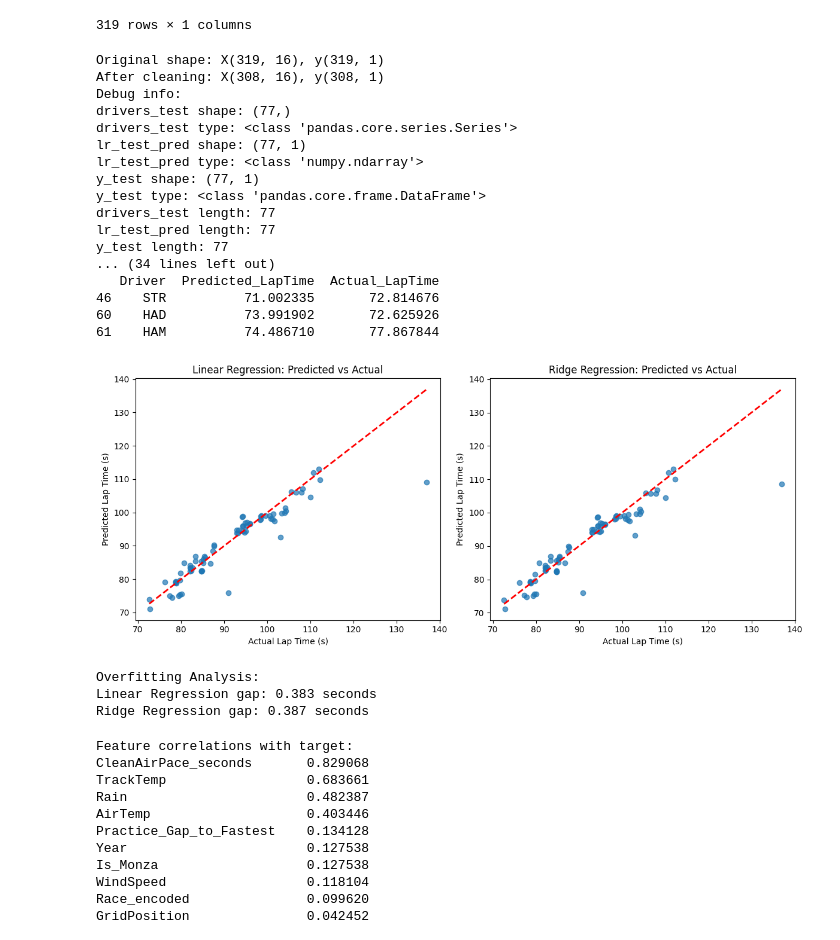
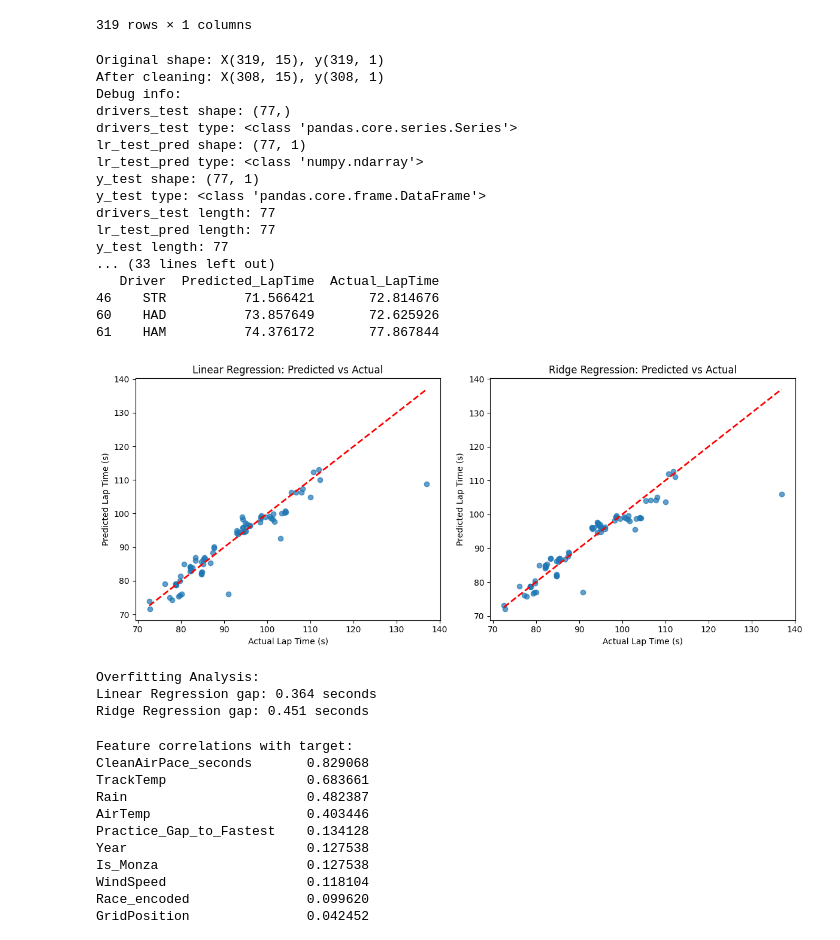
Before and after one commit to crystalcheong/formula-uno, a Jupyter notebook: monza_prediction.ipynb, the cells around one changed output. Saved outputs shown, nothing was run; the diff lists cells and outputs as text; code cells hidden in the pictures.

```diff
--- a/monza_prediction.ipynb
+++ b/monza_prediction.ipynb
@@ -456,11 +455,11 @@ drivers = train_df['Driver'].copy()
 # Encode categoricals
 le_team = LabelEncoder()
 le_race = LabelEncoder()
-le_driver = LabelEncoder()
+# le_driver = LabelEncoder()
 
 train_df['TeamId_encoded'] = le_team.fit_transform(train_df['TeamId'])
 train_df['Race_encoded'] = le_race.fit_transform(train_df['Race'])
-train_df['Driver_encoded'] = le_driver.fit_transform(train_df['Driver'])
+# train_df['Driver_encoded'] = le_driver.fit_transform(train_df['Driver'])
 
 X = train_df.drop(columns=['Driver', 'TeamId', 'Race', 'TotalSectorTime (s)'])
 # Handle NaN values
@@ -492,7 +491,7 @@ X_train, X_test, y_train, y_test, drivers_train, drivers_test = train_test_split
 lr_model = LinearRegression()
 lr_model.fit(X_train, y_train)
 
-ridge_model = Ridge(alpha=1.0)
+ridge_model = Ridge(alpha=10.0) # Increased regularisation to prevent overfitting (from a lot of trial runs...)
 ridge_model.fit(X_train, y_train)
 
 lr_train_pred = lr_model.predict(X_train)
@@ -562,43 +561,43 @@ plt.title('Linear Regression: Predicted vs Actual')
 
 plt.subplot(1, 2, 2)
 plt.scatter(y_test, ridge_test_pred, alpha=0.7)
 plt.plot([y_test.min(), y_test.max()], [y_test.min(), y_test.max()], 'r--', lw=2)
 plt.xlabel('Actual Lap Time (s)')
 plt.ylabel('Predicted Lap Time (s)')
 plt.title('Ridge Regression: Predicted vs Actual')
 
 plt.tight_layout()
 plt.show()
 
 # Check overfitting
 overfitting_gap_lr = mean_absolute_error(y_test, lr_test_pred) - mean_absolute_error(y_train, lr_train_pred)
 overfitting_gap_ridge = mean_absolute_error(y_test, ridge_test_pred) - mean_absolute_error(y_train, ridge_train_pred)
 
 print(f"\nOverfitting Analysis:")
 print(f"Linear Regression gap: {overfitting_gap_lr:.3f} seconds")
 print(f"Ridge Regression gap: {overfitting_gap_ridge:.3f} seconds")
 # %% [output]
-Original shape: X(319, 16), y(319, 1)
-After cleaning: X(308, 16), y(308, 1)
+Original shape: X(319, 15), y(319, 1)
+After cleaning: X(308, 15), y(308, 1)
 Debug info:
 drivers_test shape: (77,)
 drivers_test type: <class 'pandas.core.series.Series'>
 lr_test_pred shape: (77, 1)
 lr_test_pred type: <class 'numpy.ndarray'>
 y_test shape: (77, 1)
 y_test type: <class 'pandas.core.frame.DataFrame'>
 drivers_test length: 77
 lr_test_pred length: 77
 y_test length: 77
-... (34 lines left out)
+... (33 lines left out)
    Driver  Predicted_LapTime  Actual_LapTime
-46    STR          71.002335       72.814676
-60    HAD          73.991902       72.625926
-61    HAM          74.486710       77.867844
+46    STR          71.566421       72.814676
+60    HAD          73.857649       72.625926
+61    HAM          74.376172       77.867844
-[figure, old version]
+[figure, new version]
 Overfitting Analysis:
-Linear Regression gap: 0.383 seconds
-Ridge Regression gap: 0.387 seconds
+Linear Regression gap: 0.364 seconds
+Ridge Regression gap: 0.451 seconds
 # %%
 # Check correlation between features and target
 correlations = X_clean.corrwith(y_clean.squeeze()).abs().sort_values(ascending=False)
```
Also changed, not shown: parts of 11 cells of this notebook.
